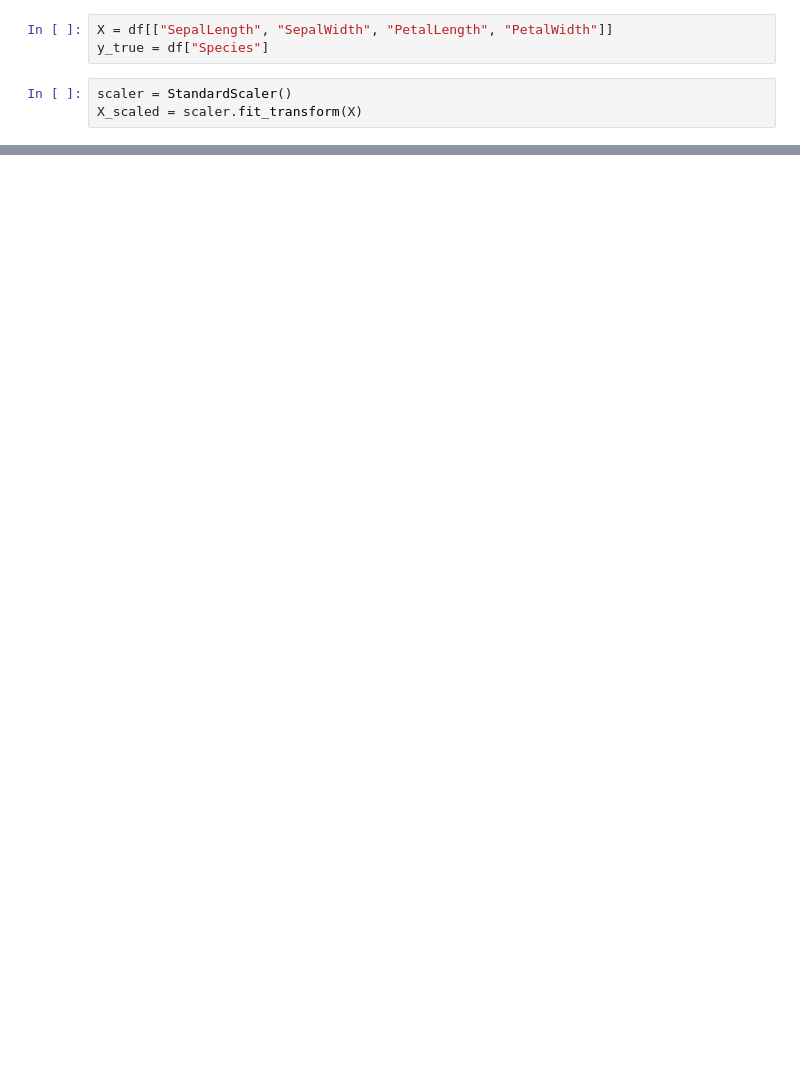
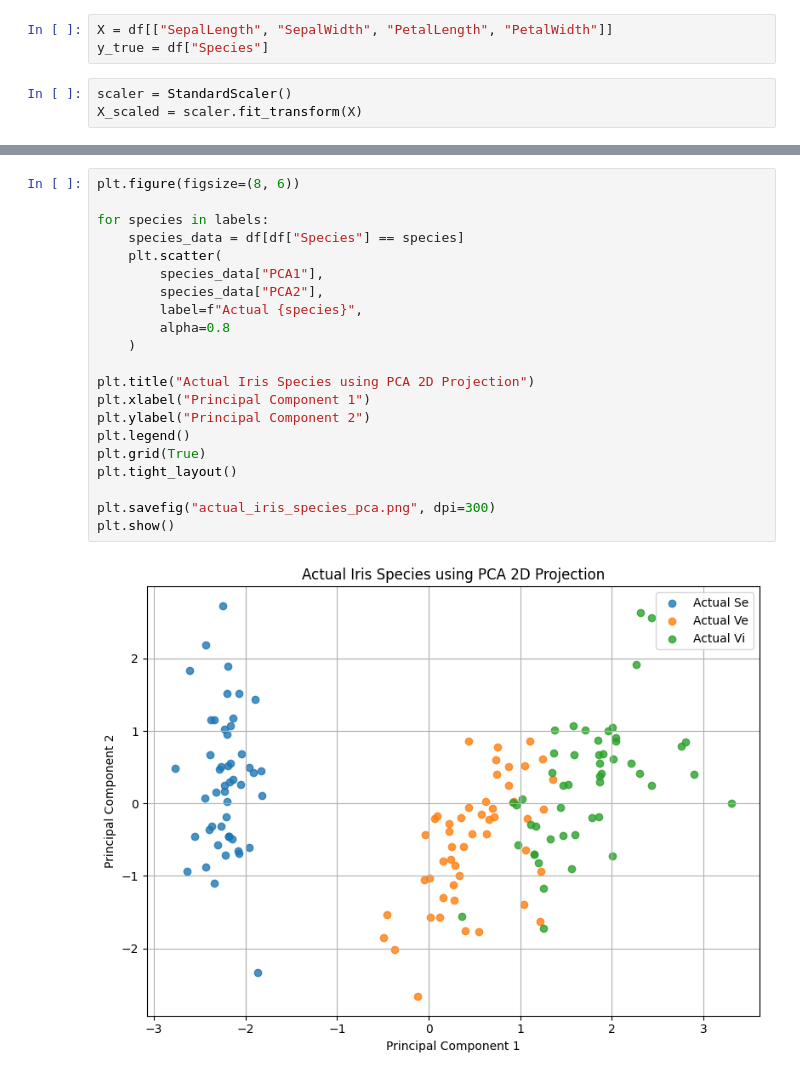
Before and after one commit to rudrprasad05/ai, a Jupyter notebook: clutering/src/01_k_means.ipynb, the cells around one changed output, grey strips where cells are left out. Saved outputs shown, nothing was run; the diff lists cells and outputs as text; blank space fills up the shorter version.

```diff
--- a/clutering/src/01_k_means.ipynb
+++ b/clutering/src/01_k_means.ipynb
@@ -82,0 +182,23 @@ print(classification_report(y_true, df["PredictedSpecies"], labels=labels))
+# %%
+plt.figure(figsize=(8, 6))
+
+for species in labels:
+    species_data = df[df["Species"] == species]
+    plt.scatter(
+        species_data["PCA1"],
+        species_data["PCA2"],
+        label=f"Actual {species}",
+        alpha=0.8
+    )
+
+plt.title("Actual Iris Species using PCA 2D Projection")
+plt.xlabel("Principal Component 1")
+plt.ylabel("Principal Component 2")
+plt.legend()
+plt.grid(True)
+plt.tight_layout()
+
+plt.savefig("actual_iris_species_pca.png", dpi=300)
+plt.show()
+# %% [output]
+[figure, added]
```
Also changed, not shown: parts of 13 cells of this notebook, 20 other files.
